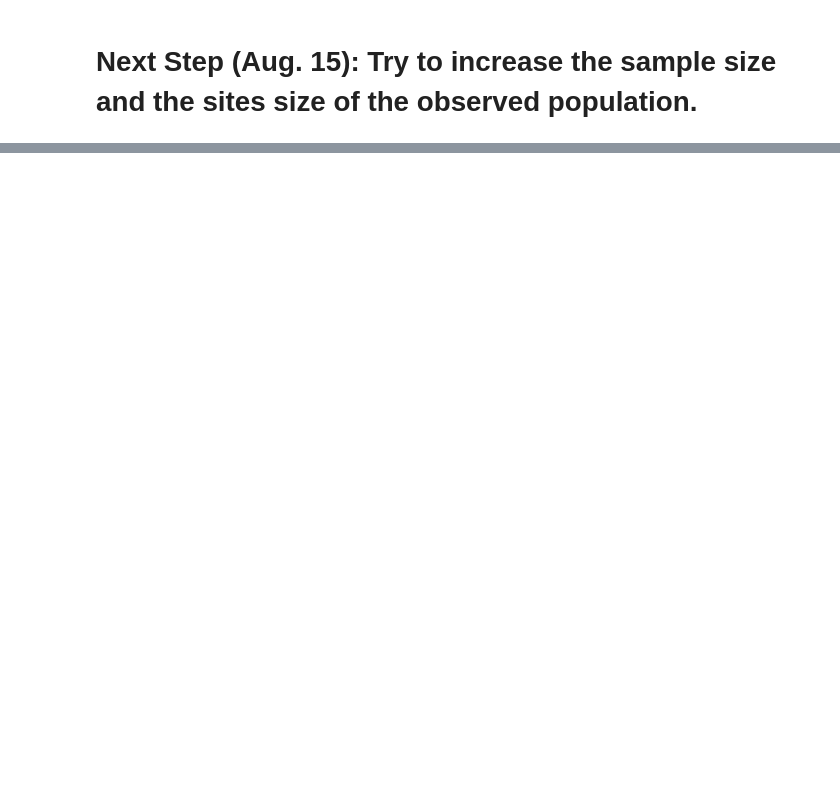
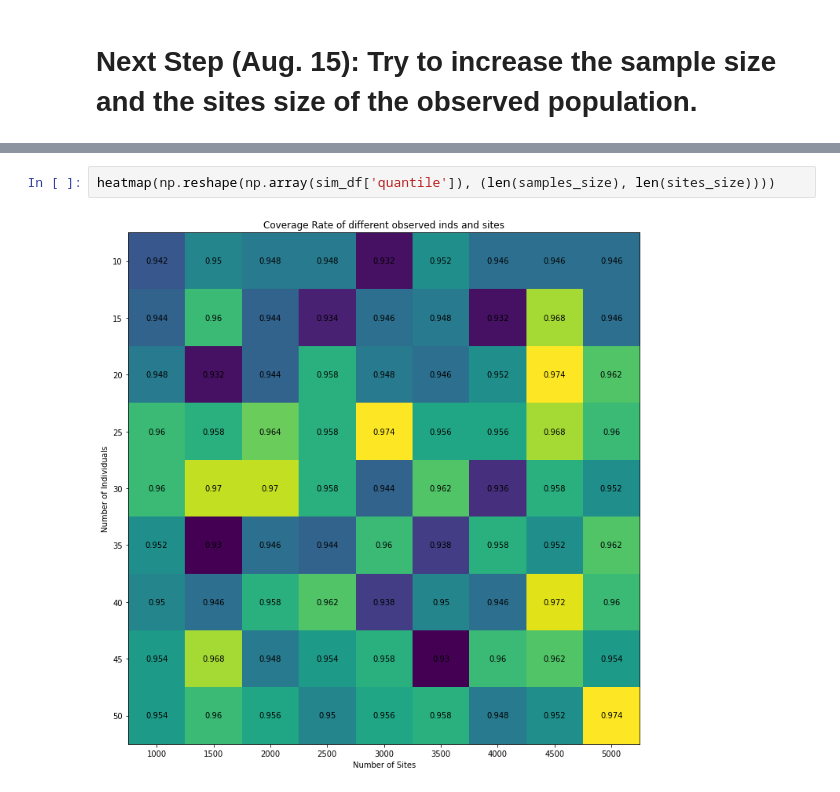
Before and after one commit to rwaples/resampling, a Jupyter notebook: resample_site_diversity.ipynb, the cells around one changed output, grey strips where cells are left out. Saved outputs shown, nothing was run; the diff lists cells and outputs as text; blank space fills up the shorter version.

```diff
--- a/resample_site_diversity.ipynb
+++ b/resample_site_diversity.ipynb
@@ -761,0 +623,4 @@ sns.histplot(jk_block_sits)
+# %%
+heatmap(np.reshape(np.array(sim_df['quantile']), (len(samples_size), len(sites_size))))
+# %% [output]
+[figure, added]
```
Also changed, not shown: parts of 33 cells of this notebook, 1 other file.
